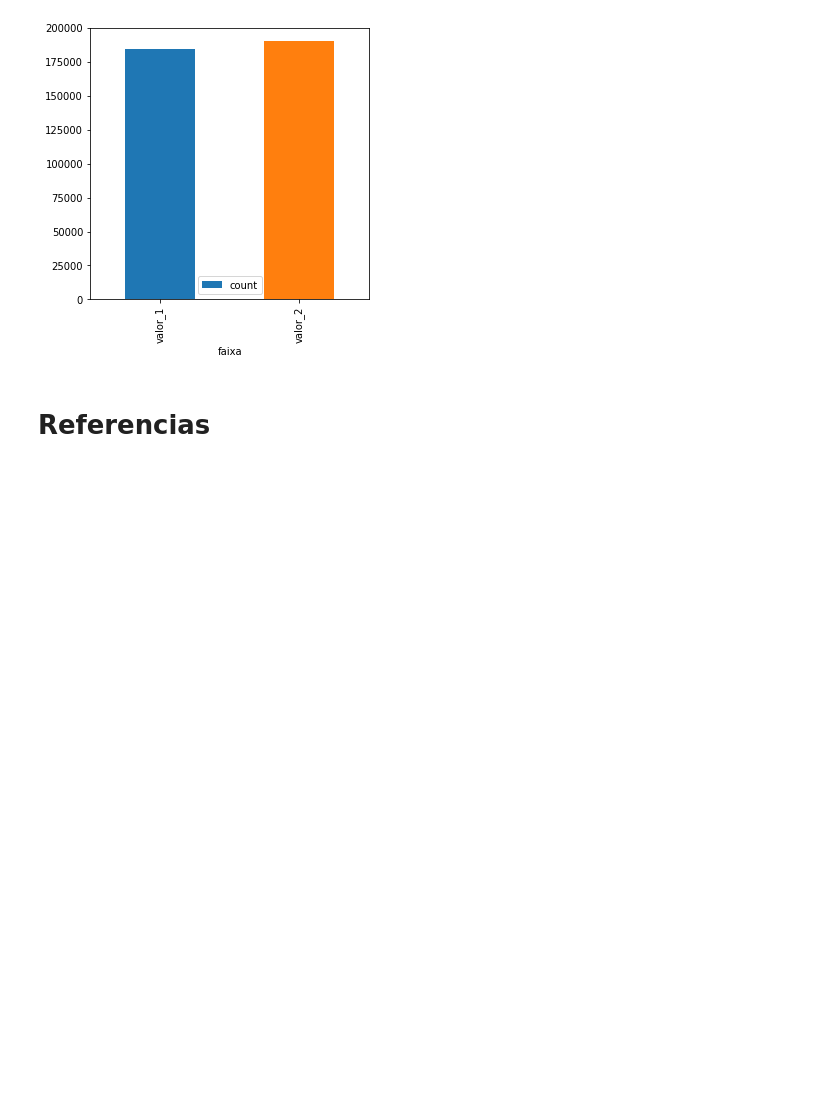
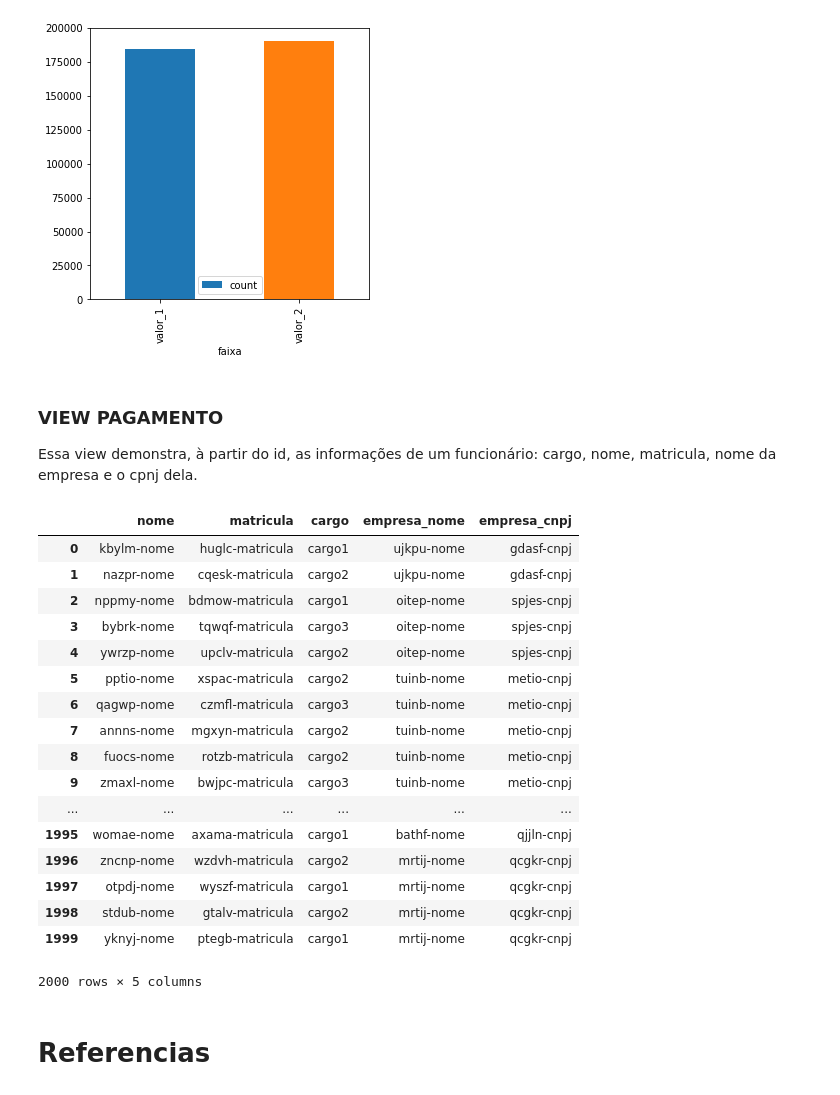
Before and after one commit to Edmiltho/BD2TrabalhoIntegrado, a Jupyter notebook: Jupyter_relatorio_flanela.ipynb, the cells around one changed output. Cells and saved outputs as stored; diff of their text form; code cells hidden in the pictures; blank space fills up the shorter version.

```diff
--- a/Jupyter_relatorio_flanela.ipynb
+++ b/Jupyter_relatorio_flanela.ipynb
@@ -43,7 +46,7 @@ import psycopg2
 # %% [markdown]
 ### Usando psycopg2 para configurar conexão
 # %%
-conn = psycopg2.connect(host="localhost", port="5432", database="flanelasemindice", user="postgres", password="serra")
+conn = psycopg2.connect(host="localhost", port="5432", database="FE", user="postgres", password="2836417")
 # %% [markdown]
 # Relatório 1
 # %% [markdown]
@@ -244,6 +247,40 @@ result.plot(kind='bar', x='faixa', y='count', figsize=(5,5))
 # %% [output]
 <matplotlib.axes._subplots.AxesSubplot at 0x...>
 [figure]
+# %% [markdown]
+### VIEW PAGAMENTO
+Essa view demonstra, à partir do id, as informações de um funcionário: cargo, nome, matricula, nome da empresa e o cpnj dela.
+# %%
+result = pd.read_sql_query("""
+select p.nome, f.matricula, c.nome as cargo, pj.nome as empresa_nome, pj.cnpj as empresa_cnpj
+from pessoa_fisica_info as p inner join funcionario as f
+on f.fk_pessoa_fisica_id = p.id
+inner join cargo as c
+on f.fk_cargo_id = c.id
+inner join pessoa_juridica_info as pj
+on f.fk_pessoa_juridica_id = pj.id;
+                            """,conn)
+# %%
+result
+# %% [output]
+|  | nome | matricula | cargo | empresa_nome | empresa_cnpj |
+| 0 | kbylm-nome | huglc-matricula | cargo1 | ujkpu-nome | gdasf-cnpj |
+| 1 | nazpr-nome | cqesk-matricula | cargo2 | ujkpu-nome | gdasf-cnpj |
+| 2 | nppmy-nome | bdmow-matricula | cargo1 | oitep-nome | spjes-cnpj |
+| 3 | bybrk-nome | tqwqf-matricula | cargo3 | oitep-nome | spjes-cnpj |
+| 4 | ywrzp-nome | upclv-matricula | cargo2 | oitep-nome | spjes-cnpj |
+| 5 | pptio-nome | xspac-matricula | cargo2 | tuinb-nome | metio-cnpj |
+| 6 | qagwp-nome | czmfl-matricula | cargo3 | tuinb-nome | metio-cnpj |
+| 7 | annns-nome | mgxyn-matricula | cargo2 | tuinb-nome | metio-cnpj |
+| 8 | fuocs-nome | rotzb-matricula | cargo2 | tuinb-nome | metio-cnpj |
+| 9 | zmaxl-nome | bwjpc-matricula | cargo3 | tuinb-nome | metio-cnpj |
+| ... | ... | ... | ... | ... | ... |
+| 1995 | womae-nome | axama-matricula | cargo1 | bathf-nome | qjjln-cnpj |
+| 1996 | zncnp-nome | wzdvh-matricula | cargo2 | mrtij-nome | qcgkr-cnpj |
+| 1997 | otpdj-nome | wyszf-matricula | cargo1 | mrtij-nome | qcgkr-cnpj |
+| 1998 | stdub-nome | gtalv-matricula | cargo2 | mrtij-nome | qcgkr-cnpj |
+| 1999 | yknyj-nome | ptegb-matricula | cargo1 | mrtij-nome | qcgkr-cnpj |
+2000 rows × 5 columns
 # %% [markdown]
 # Referencias
 # %% [markdown]
```
Also changed, not shown: parts of 3 cells of this notebook.
